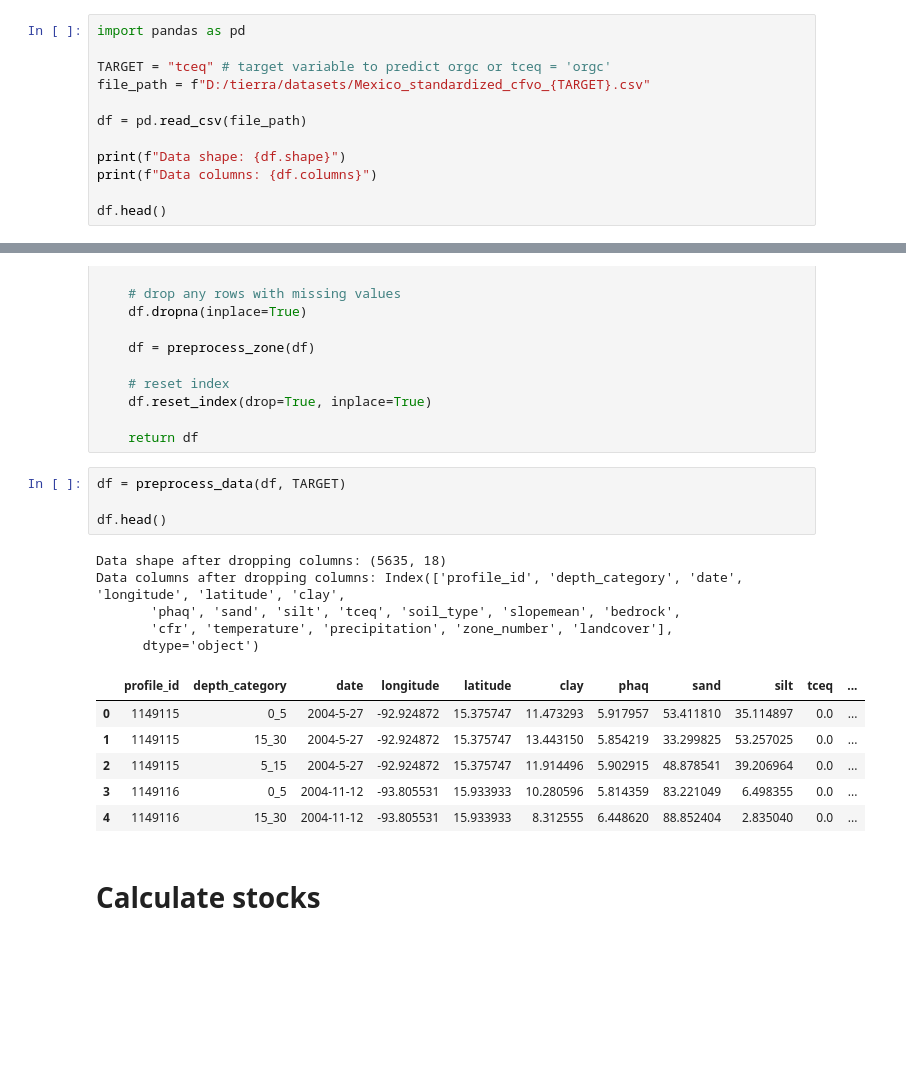
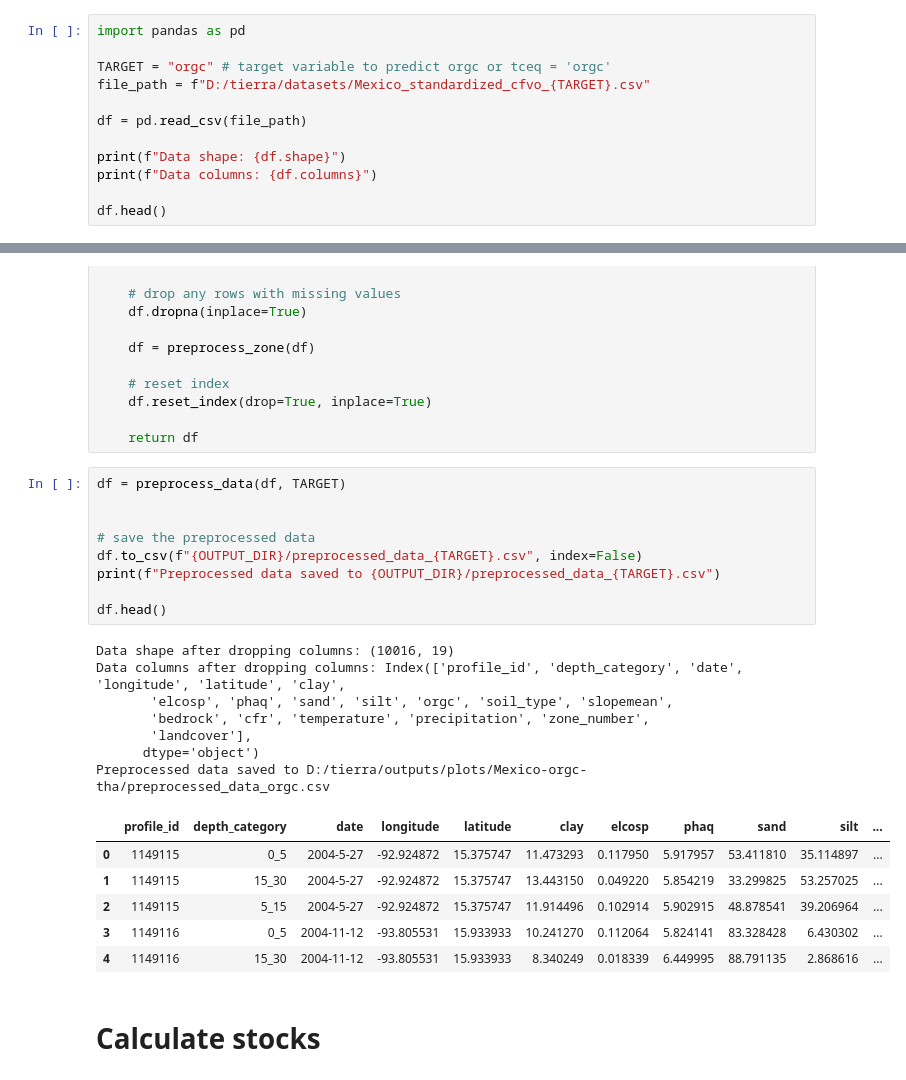
Before and after one commit to tierrafoods-hud/notebooks, a Jupyter notebook: soil-model-training-tha.ipynb, the cells around one changed output, grey strips where cells are left out. Saved outputs shown, nothing was run; the diff lists cells and outputs as text; blank space fills up the shorter version.

```diff
--- a/soil-model-training-tha.ipynb
+++ b/soil-model-training-tha.ipynb
@@ -4,7 +4,7 @@
 # %%
 import pandas as pd
 
-TARGET = "tceq" # target variable to predict orgc or tceq = 'orgc'
+TARGET = "orgc" # target variable to predict orgc or tceq = 'orgc'
 file_path = f"D:/tierra/datasets/Mexico_standardized_cfvo_{TARGET}.csv"
 
 df = pd.read_csv(file_path)
@@ -103,19 +104,26 @@ def preprocess_data(df, target):
 # %%
 df = preprocess_data(df, TARGET)
 
+
+# save the preprocessed data
+df.to_csv(f"{OUTPUT_DIR}/preprocessed_data_{TARGET}.csv", index=False)
+print(f"Preprocessed data saved to {OUTPUT_DIR}/preprocessed_data_{TARGET}.csv")
+
 df.head()
 # %% [output]
-Data shape after dropping columns: (5635, 18)
+Data shape after dropping columns: (10016, 19)
 Data columns after dropping columns: Index(['profile_id', 'depth_category', 'date', 'longitude', 'latitude', 'clay',
-       'phaq', 'sand', 'silt', 'tceq', 'soil_type', 'slopemean', 'bedrock',
-       'cfr', 'temperature', 'precipitation', 'zone_number', 'landcover'],
+       'elcosp', 'phaq', 'sand', 'silt', 'orgc', 'soil_type', 'slopemean',
+       'bedrock', 'cfr', 'temperature', 'precipitation', 'zone_number',
+       'landcover'],
       dtype='object')
+Preprocessed data saved to D:/tierra/outputs/plots/Mexico-orgc-tha/preprocessed_data_orgc.csv
-|  | profile_id | depth_category | date | longitude | latitude | clay | phaq | sand | silt | tceq | ... |
-| 0 | 1149115 | 0_5 | 2004-5-27 | -92.924872 | 15.375747 | 11.473293 | 5.917957 | 53.411810 | 35.114897 | 0.0 | ... |
-| 1 | 1149115 | 15_30 | 2004-5-27 | -92.924872 | 15.375747 | 13.443150 | 5.854219 | 33.299825 | 53.257025 | 0.0 | ... |
-| 2 | 1149115 | 5_15 | 2004-5-27 | -92.924872 | 15.375747 | 11.914496 | 5.902915 | 48.878541 | 39.206964 | 0.0 | ... |
-| 3 | 1149116 | 0_5 | 2004-11-12 | -93.805531 | 15.933933 | 10.280596 | 5.814359 | 83.221049 | 6.498355 | 0.0 | ... |
-| 4 | 1149116 | 15_30 | 2004-11-12 | -93.805531 | 15.933933 | 8.312555 | 6.448620 | 88.852404 | 2.835040 | 0.0 | ... |
+|  | profile_id | depth_category | date | longitude | latitude | clay | elcosp | phaq | sand | silt | ... |
+| 0 | 1149115 | 0_5 | 2004-5-27 | -92.924872 | 15.375747 | 11.473293 | 0.117950 | 5.917957 | 53.411810 | 35.114897 | ... |
+| 1 | 1149115 | 15_30 | 2004-5-27 | -92.924872 | 15.375747 | 13.443150 | 0.049220 | 5.854219 | 33.299825 | 53.257025 | ... |
+| 2 | 1149115 | 5_15 | 2004-5-27 | -92.924872 | 15.375747 | 11.914496 | 0.102914 | 5.902915 | 48.878541 | 39.206964 | ... |
+| 3 | 1149116 | 0_5 | 2004-11-12 | -93.805531 | 15.933933 | 10.241270 | 0.112064 | 5.824141 | 83.328428 | 6.430302 | ... |
+| 4 | 1149116 | 15_30 | 2004-11-12 | -93.805531 | 15.933933 | 8.340249 | 0.018339 | 6.449995 | 88.791135 | 2.868616 | ... |
 # %% [markdown]
 # Calculate stocks
 # %%
```
Also changed, not shown: parts of 6 cells of this notebook.
